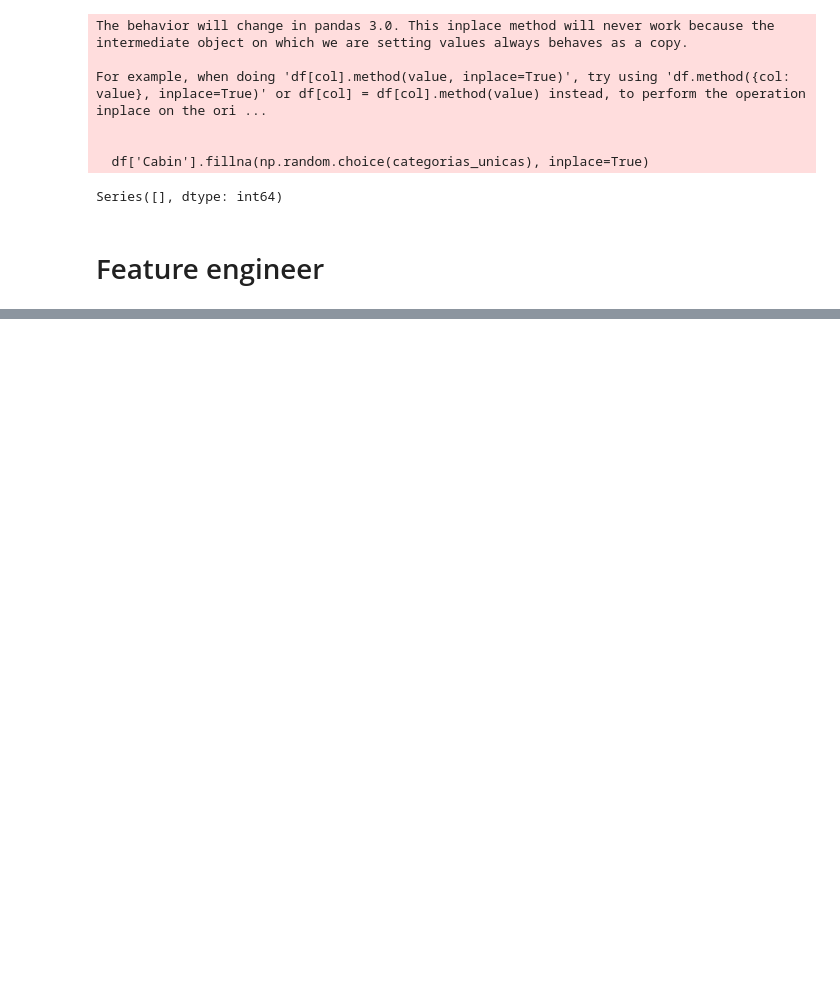
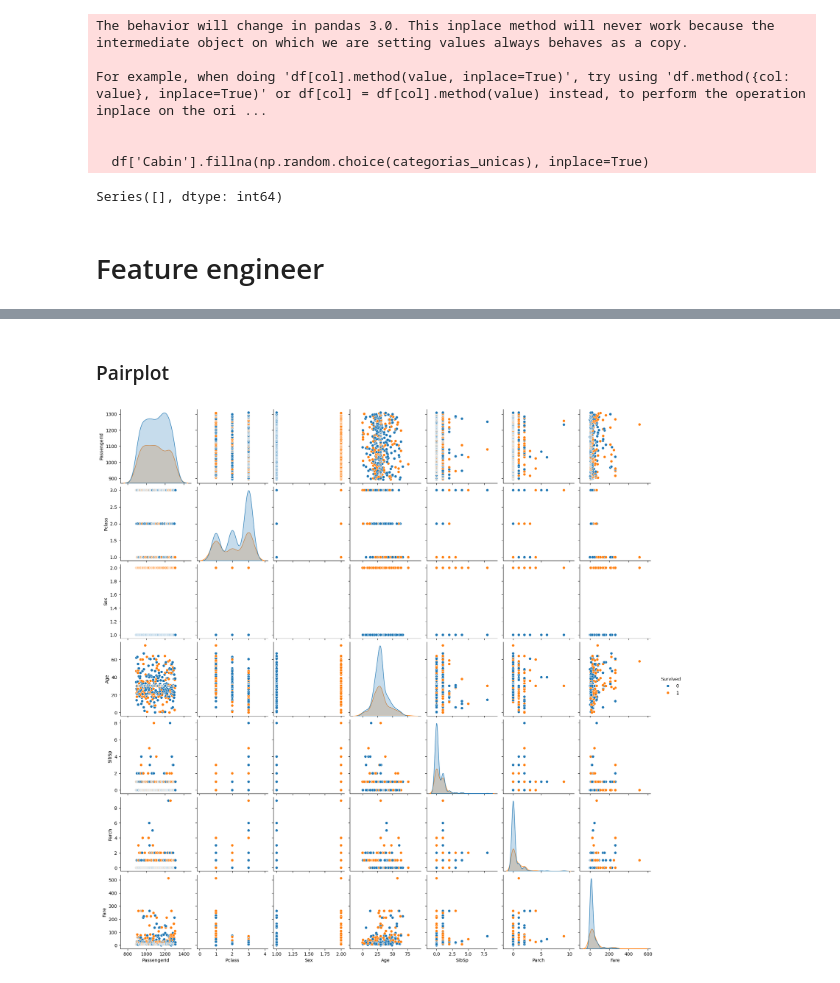
Before and after one commit to Abimael-Lib/Titanic-EDA, a Jupyter notebook: Notebooks/EDA.ipynb, the cells around one changed output, grey strips where cells are left out. Drawn from its saved outputs; the diff is of its cells as text; code cells hidden in the pictures; blank space fills up the shorter version.

```diff
--- a/Notebooks/EDA.ipynb
+++ b/Notebooks/EDA.ipynb
@@ -75,0 +88,7 @@ ValueError: could not convert string to float: 'male'
+# %% [markdown]
+### Pairplot
+# %%
+sns.pairplot(df, hue='Survived')
+plt.show()
+# %% [output]
+[figure, added]
```
Also changed, not shown: parts of 5 cells of this notebook, 2 other files.
